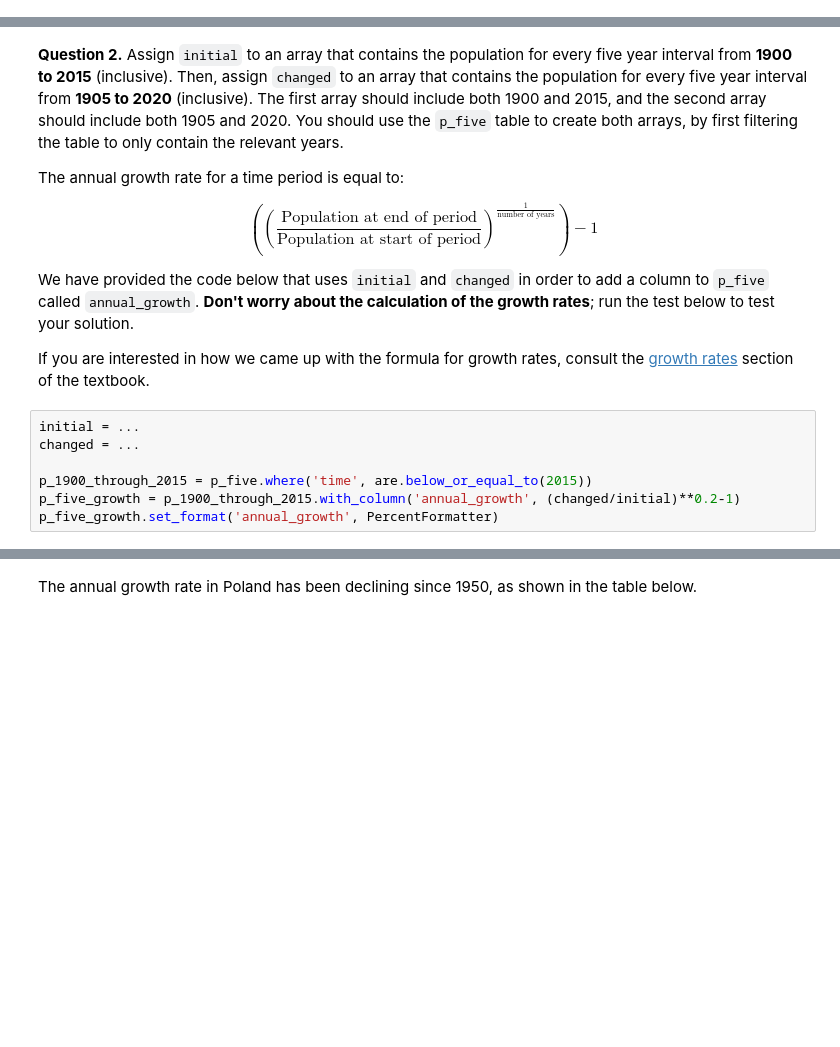
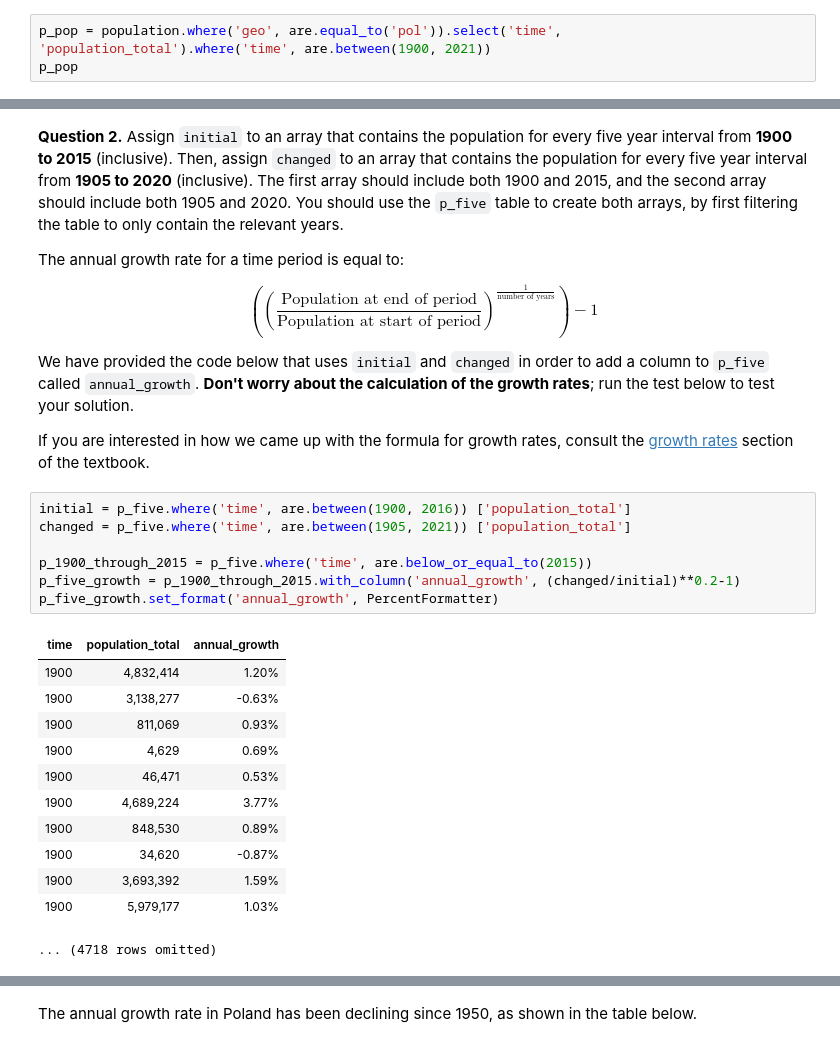
Before and after one commit to Jadenwill075/Intro-to-Data-Analytics, a Jupyter notebook: project1.ipynb, the cells around one changed output, grey strips where cells are left out. Cells and saved outputs as stored; diff of their text form; blank space fills up the shorter version.

Commit message:
initial commit

```diff
--- a/project1.ipynb
+++ b/project1.ipynb
@@ -71,0 +75,3 @@ p_pop
+# %%
+p_pop = population.where('geo', are.equal_to('pol')).select('time', 'population_total').where('time', are.between(1900, 2021))
+p_pop
@@ -94,11 +123,24 @@ We have provided the code below that uses `initial` and `changed` in order to ad
 
 If you are interested in how we came up with the formula for growth rates, consult the [growth rates](https://inferentialthinking.com/chapters/03/2/1/Growth.html) section of the textbook.
 # %%
-initial = ...
-changed = ...
+initial = p_five.where('time', are.between(1900, 2016)) ['population_total']
+changed = p_five.where('time', are.between(1905, 2021)) ['population_total']
 
 p_1900_through_2015 = p_five.where('time', are.below_or_equal_to(2015))
 p_five_growth = p_1900_through_2015.with_column('annual_growth', (changed/initial)**0.2-1)
 p_five_growth.set_format('annual_growth', PercentFormatter)
+# %% [output]
+| time | population_total | annual_growth |
+| 1900 | 4,832,414 | 1.20% |
+| 1900 | 3,138,277 | -0.63% |
+| 1900 | 811,069 | 0.93% |
+| 1900 | 4,629 | 0.69% |
+| 1900 | 46,471 | 0.53% |
+| 1900 | 4,689,224 | 3.77% |
+| 1900 | 848,530 | 0.89% |
+| 1900 | 34,620 | -0.87% |
+| 1900 | 3,693,392 | 1.59% |
+| 1900 | 5,979,177 | 1.03% |
+... (4718 rows omitted)
 # %%
 grader.check("q1_2")
```
Also changed, not shown: parts of 15 cells of this notebook, 1 other file.
